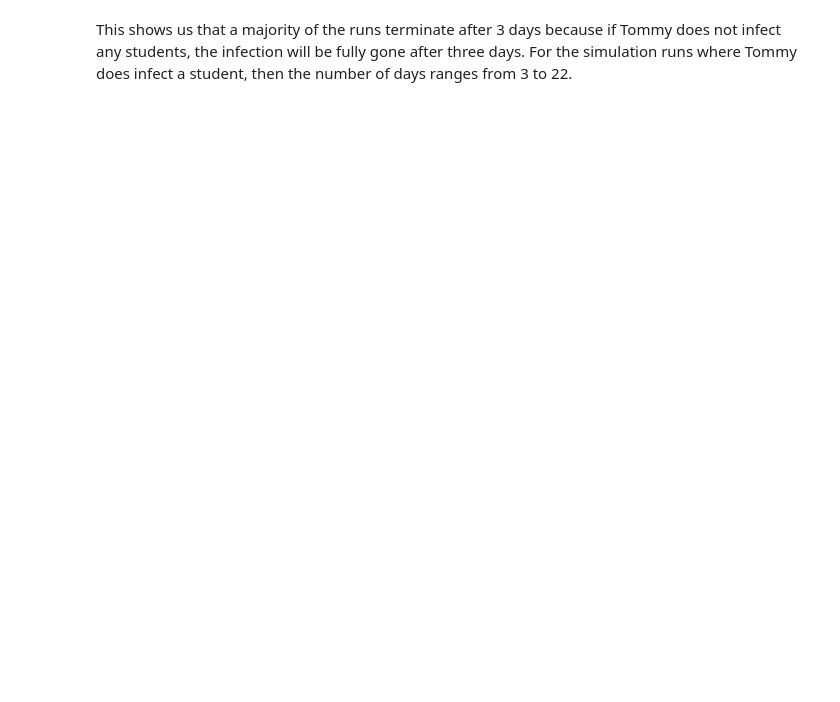
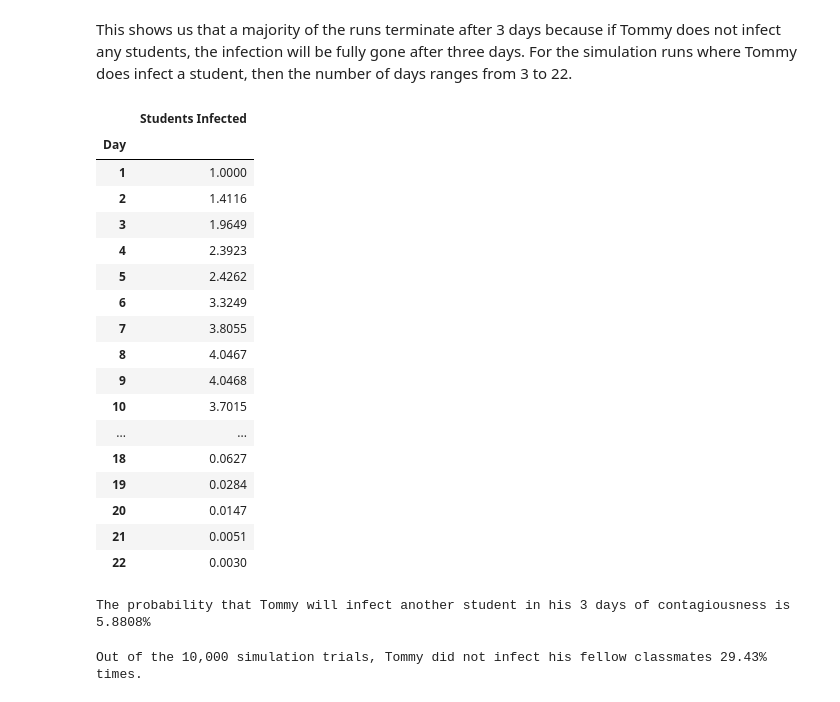
Before and after one commit to schnappv/ISYE6644, a Jupyter notebook: ISYE_6644_Mini_Project_1.ipynb, the cells around one changed output. Saved outputs shown, nothing was run; the diff lists cells and outputs as text; code cells hidden in the pictures; blank space fills up the shorter version.

```diff
--- a/ISYE_6644_Mini_Project_1.ipynb
+++ b/ISYE_6644_Mini_Project_1.ipynb
@@ -204,2 +229,35 @@ pd.DataFrame(np.array(days_of_simulation)).describe().T
 # %% [markdown]
 This shows us that a majority of the runs terminate after 3 days because if Tommy does not infect any students, the infection will be fully gone after three days. For the simulation runs where Tommy does infect a student, then the number of days ranges from 3 to 22.
+# %%
+total_df.groupby("Day").mean()[["Students Infected"]][:-1]
+# %% [output]
+|  | Students Infected |
+| Day |  |
+| 1 | 1.0000 |
+| 2 | 1.4116 |
+| 3 | 1.9649 |
+| 4 | 2.3923 |
+| 5 | 2.4262 |
+| 6 | 3.3249 |
+| 7 | 3.8055 |
+| 8 | 4.0467 |
+| 9 | 4.0468 |
+| 10 | 3.7015 |
+| ... | ... |
+| 18 | 0.0627 |
+| 19 | 0.0284 |
+| 20 | 0.0147 |
+| 21 | 0.0051 |
+| 22 | 0.0030 |
+# %%
+from scipy.stats import geom
+p = 0.02
+prob = geom.cdf(3, p)
+print("The probability that Tommy will infect another student in his 3 days of contagiousness is {}%".format(prob*100))
+# %% [output]
+The probability that Tommy will infect another student in his 3 days of contagiousness is 5.8808%
+# %%
+pct_of_time_tommy_did_not_spread = len(np.where(np.array(days_of_simulation)==3)[0])/len(days_of_simulation)
+print("Out of the 10,000 simulation trials, Tommy did not infect his fellow classmates {}% times.".format(pct_of_time_tommy_did_not_spread * 100))
+# %% [output]
+Out of the 10,000 simulation trials, Tommy did not infect his fellow classmates 29.43% times.
```
Also changed, not shown: parts of 10 cells of this notebook.
